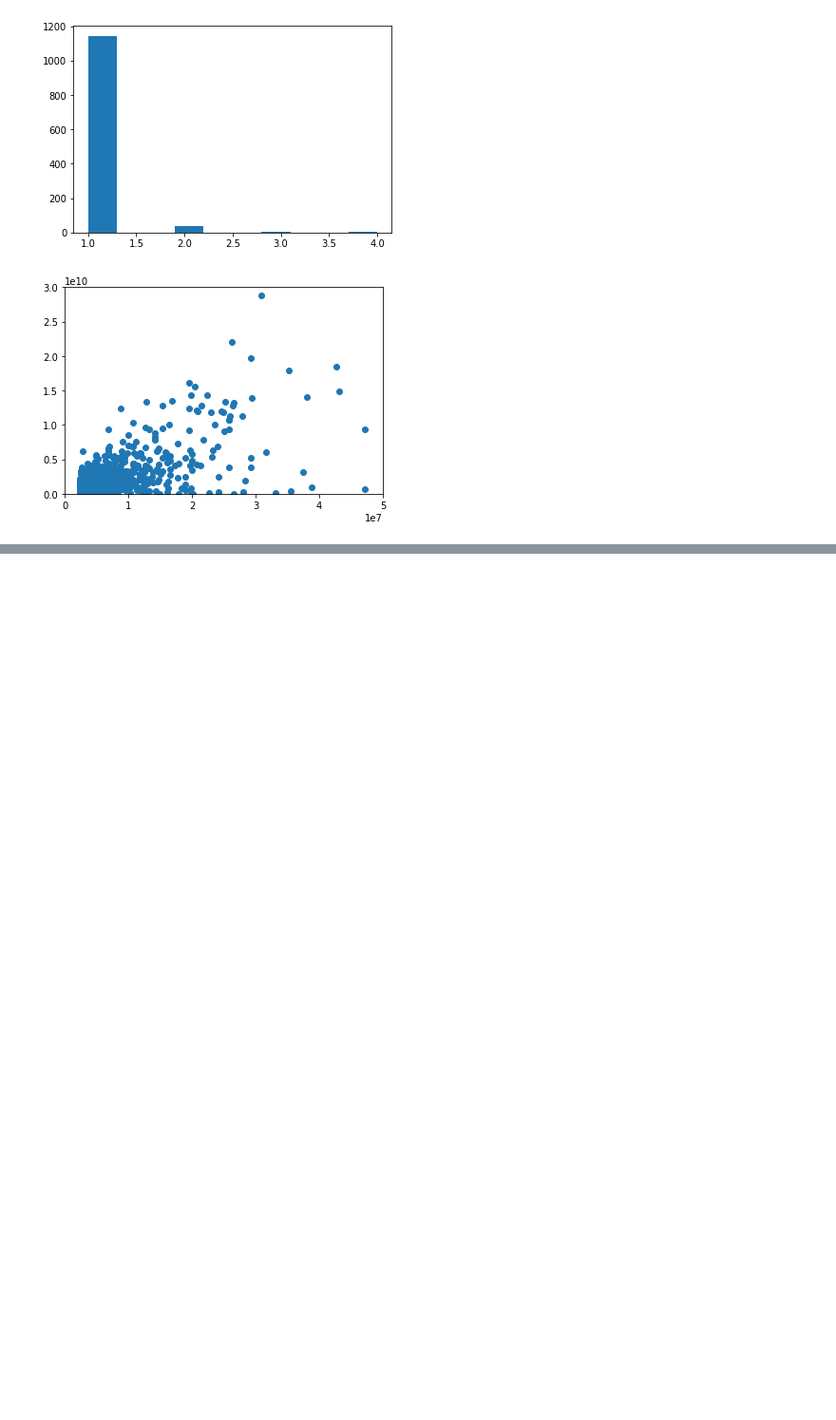
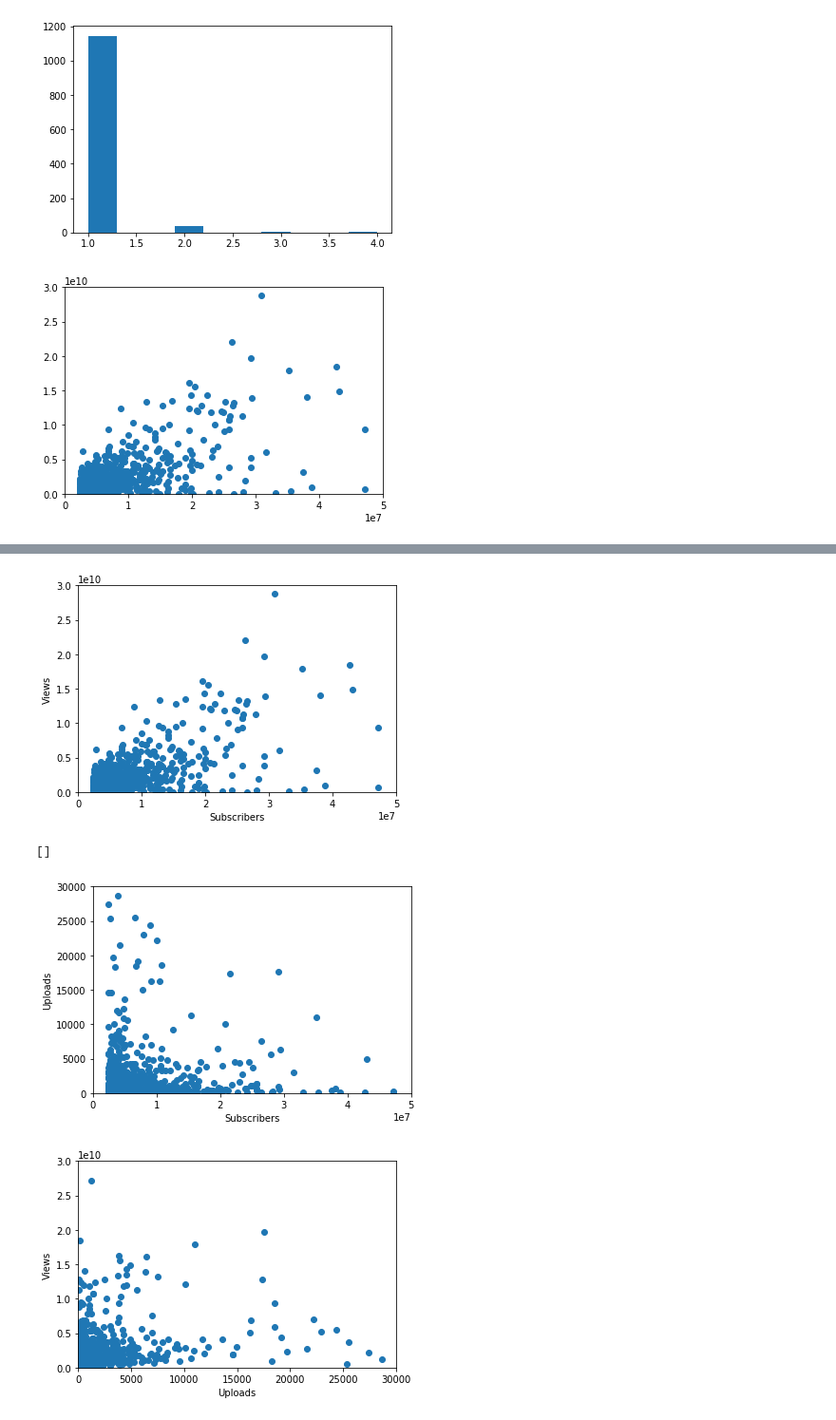
Before and after one commit to ak353/DataMining, a Jupyter notebook: Analysis.ipynb, the cells around one changed output, grey strips where cells are left out. Shown at 95% size. Saved outputs shown, nothing was run; the diff lists cells and outputs as text; code cells hidden in the pictures; blank space fills up the shorter version.

```diff
--- a/Analysis.ipynb
+++ b/Analysis.ipynb
@@ -182,0 +237,34 @@ svm.coef_
+# %%
+plt.xlim(0, 50000000)
+plt.ylim(0, 30000000000)
+plt.scatter(data.subs, data.views)
+plt.xlabel('Subscribers')
+plt.ylabel('Views')
+plt.show();
+
+from sklearn.cluster import DBSCAN
+
+cluster_data = data[['subs', 'views']]
+
+dbscan = DBSCAN()
+dbscan.fit(cluster_data)
+print(dbscan.components_)
+
+plt.xlim(0, 50000000)
+plt.ylim(0, 30000)
+plt.scatter(data.subs, data.uploads)
+plt.xlabel('Subscribers')
+plt.ylabel('Uploads')
+plt.show();
+
+plt.xlim(0, 30000)
+plt.ylim(0, 30000000000)
+plt.scatter(data.uploads, data.views)
+plt.xlabel('Uploads')
+plt.ylabel('Views')
+plt.show();
+# %% [output]
+[figure, added]
+[]
+[figure, added]
+[figure, added]
```
Also changed, not shown: parts of 9 cells of this notebook, 1 other file.
